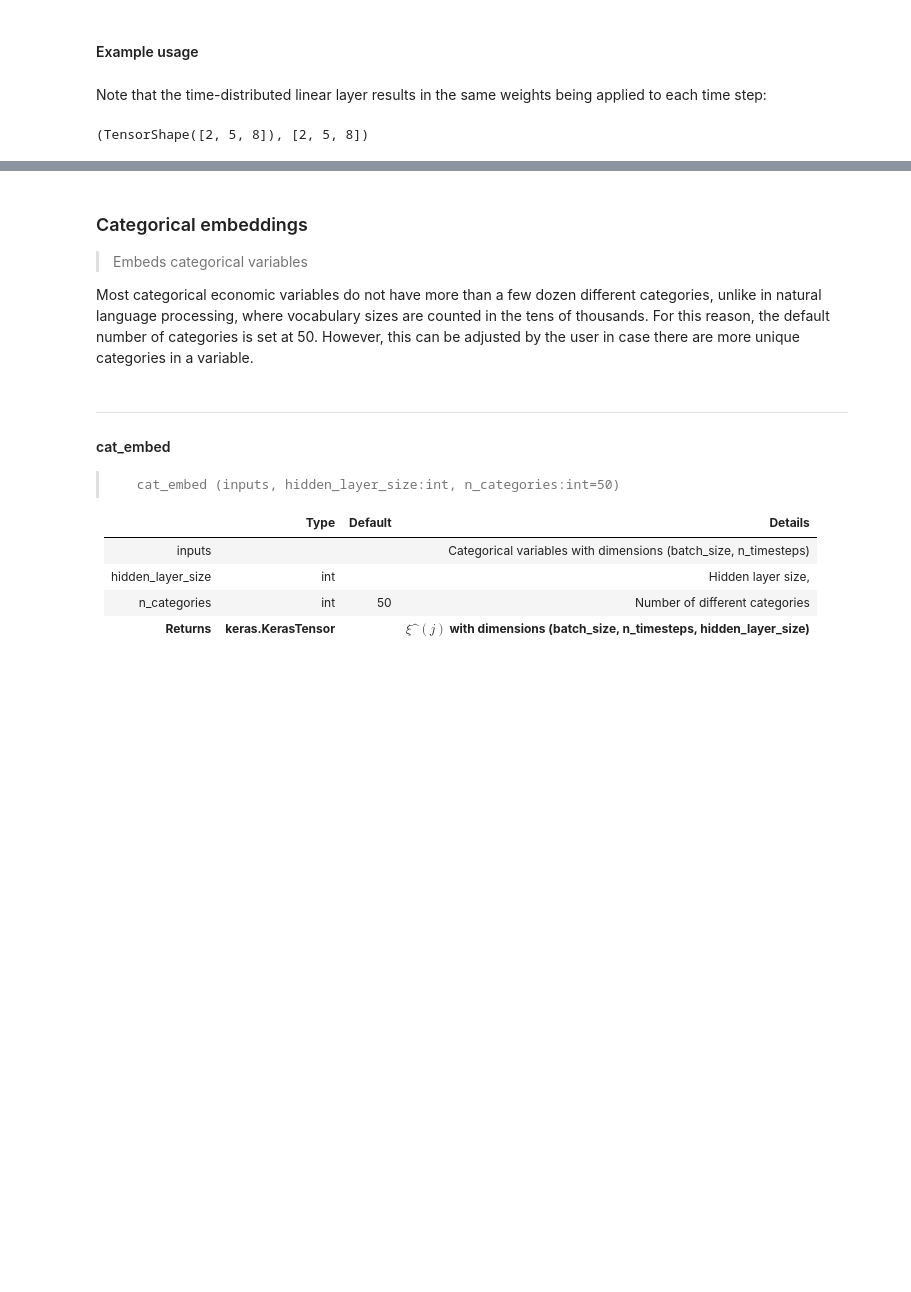
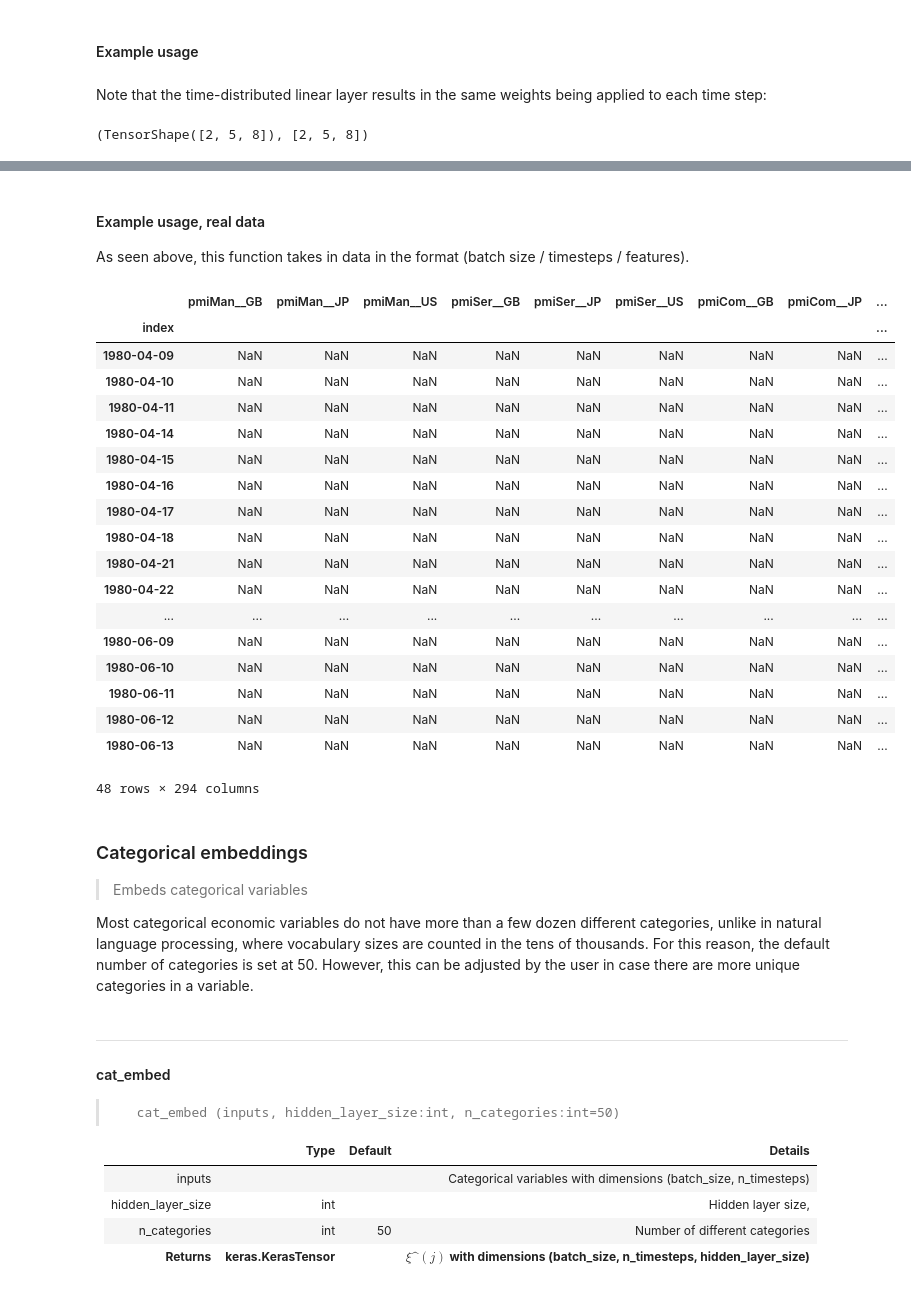
Before and after one commit to dkgaraujo/TemporalFusionTransformers, a Jupyter notebook: temporal_fusion_transformers.ipynb, the cells around one changed output, grey strips where cells are left out. Drawn from its saved outputs; the diff is of its cells as text; code cells hidden in the pictures; blank space fills up the shorter version.

Commit message:
batch sampling routine

```diff
--- a/temporal_fusion_transformers.ipynb
+++ b/temporal_fusion_transformers.ipynb
@@ -247,5 +257,16 @@ def sample_batch (
             df_input=df_input,
             df_target=df_target
         ))
+    # some items might have different time window lengths because of dates that are weekends, etc
+    # because time length needs to be standardised per batch, all batch items should be as long as
+    # the smallest item
+    n_min_hist = min(X_cont_hist.shape[0] for X_cont_hist, _, _, _, _ in batch_items)
+    n_min_fut = min(X_cont_hist.shape[0] for _, _, _, X_cat_fut, _ in batch_items)
+    batch_items = [
+        (X_cont_hist.tail(n_min_hist), X_cat_hist.tail(n_min_hist), X_cat_stat, X_cat_fut.tail(n_min_fut), y)
+        for X_cont_hist, X_cat_hist, X_cat_stat, X_cat_fut, y in batch_items
+    ]
+
+
     return batch_items
 # %%
@@ -271,4 +292,4 @@ show_doc(sample_batch)
 | max_n_days | int | 90 | Maximum length of time in continuous input data for the whole batch |
 | random_seed | int | 12345 |  |
 # %%
-sample_batch(df_input=df_input, df_target=df_target_1m_pct, batch_size=2)
+batch = sample_batch(df_input=df_input, df_target=df_target_1m_pct, batch_size=8)
@@ -292,0 +298,27 @@ sample_batch(df_input=df_input, df_target=df_target_1m_pct, batch_size=2)
+# %%
+def batch_breakdown(
+    batch, # Batch (list of [X_cont_hist, X_cat_hist, X_cat_stat, X_cat_fut, y]) to be broken down into batches of each input component
+    as_numpy:bool=True # Should the input values be transformed into a batch_size X item dimensions numpy array?
+):
+    batch_cont_hist = []
+    batch_cat_hist = []
+    batch_cat_stat = []
+    batch_cat_fut = []
+    batch_y = []
+
+    for i in range(len(batch)):
+        X_cont_hist, X_cat_hist, X_cat_stat, X_cat_fut, y = batch[i]
+        batch_cont_hist.append(X_cont_hist)
+        batch_cat_hist.append(X_cat_hist)
+        batch_cat_stat.append(X_cat_stat)
+        batch_cat_fut.append(X_cat_fut)
+        batch_y.append(y)
+
+    if as_numpy:
+        batch_cont_hist = np.stack([df.to_numpy() for df in batch_cont_hist])
+        batch_cat_hist = np.stack(batch_cat_hist)
+        batch_cat_stat = np.stack(batch_cat_stat)
+        batch_cat_fut = np.stack(batch_cat_fut)
+        batch_y = np.stack(batch_y)
+
+    return batch_cont_hist, batch_cat_hist, batch_cat_stat, batch_cat_fut, batch_y
@@ -409,4 +467,32 @@ array([[[-0.10895967,  1.1372967 , -0.9309612 ,  1.1728421 ,
       dtype=float32)>
+# %% [markdown]
+#### Example usage, real data
+
+As seen above, this function takes in data in the format (batch size / timesteps / features).
+# %%
+batch_cont_hist, batch_cat_hist, batch_cat_stat, batch_cat_fut = batch_breakdown(batch, with_target=False)
+
+batch_cont_hist[0]
+# %% [output]
+|  | pmiMan__GB | pmiMan__JP | pmiMan__US | pmiSer__GB | pmiSer__JP | pmiSer__US | pmiCom__GB | pmiCom__JP | ... |
+| index |  |  |  |  |  |  |  |  | ... |
+| 1980-04-09 | NaN | NaN | NaN | NaN | NaN | NaN | NaN | NaN | ... |
+| 1980-04-10 | NaN | NaN | NaN | NaN | NaN | NaN | NaN | NaN | ... |
+| 1980-04-11 | NaN | NaN | NaN | NaN | NaN | NaN | NaN | NaN | ... |
+| 1980-04-14 | NaN | NaN | NaN | NaN | NaN | NaN | NaN | NaN | ... |
+| 1980-04-15 | NaN | NaN | NaN | NaN | NaN | NaN | NaN | NaN | ... |
+| 1980-04-16 | NaN | NaN | NaN | NaN | NaN | NaN | NaN | NaN | ... |
+| 1980-04-17 | NaN | NaN | NaN | NaN | NaN | NaN | NaN | NaN | ... |
+| 1980-04-18 | NaN | NaN | NaN | NaN | NaN | NaN | NaN | NaN | ... |
+| 1980-04-21 | NaN | NaN | NaN | NaN | NaN | NaN | NaN | NaN | ... |
+| 1980-04-22 | NaN | NaN | NaN | NaN | NaN | NaN | NaN | NaN | ... |
+| ... | ... | ... | ... | ... | ... | ... | ... | ... | ... |
+| 1980-06-09 | NaN | NaN | NaN | NaN | NaN | NaN | NaN | NaN | ... |
+| 1980-06-10 | NaN | NaN | NaN | NaN | NaN | NaN | NaN | NaN | ... |
+| 1980-06-11 | NaN | NaN | NaN | NaN | NaN | NaN | NaN | NaN | ... |
+| 1980-06-12 | NaN | NaN | NaN | NaN | NaN | NaN | NaN | NaN | ... |
+| 1980-06-13 | NaN | NaN | NaN | NaN | NaN | NaN | NaN | NaN | ... |
+48 rows × 294 columns
 # %% [markdown]
 ### Categorical embeddings
 
```
Also changed, not shown: parts of 16 cells of this notebook, 1 other file.
